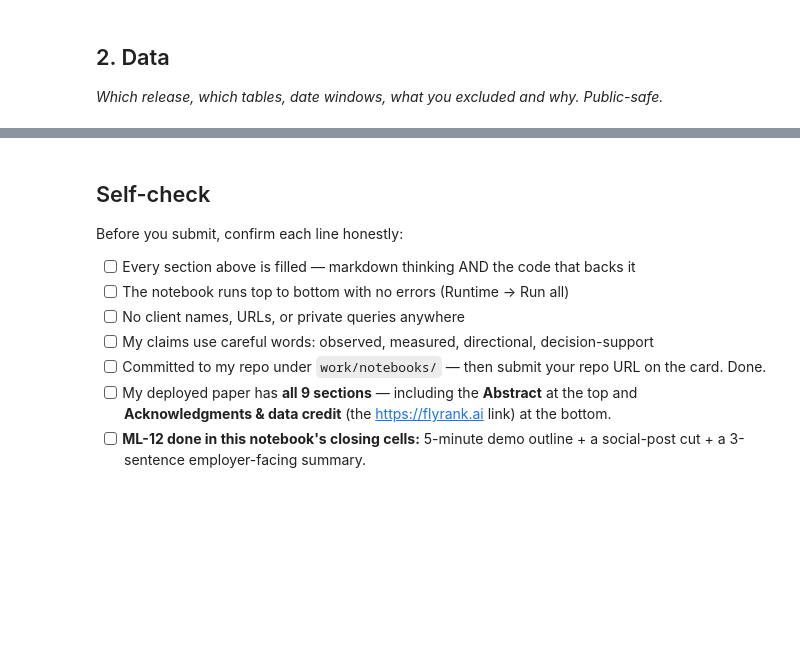
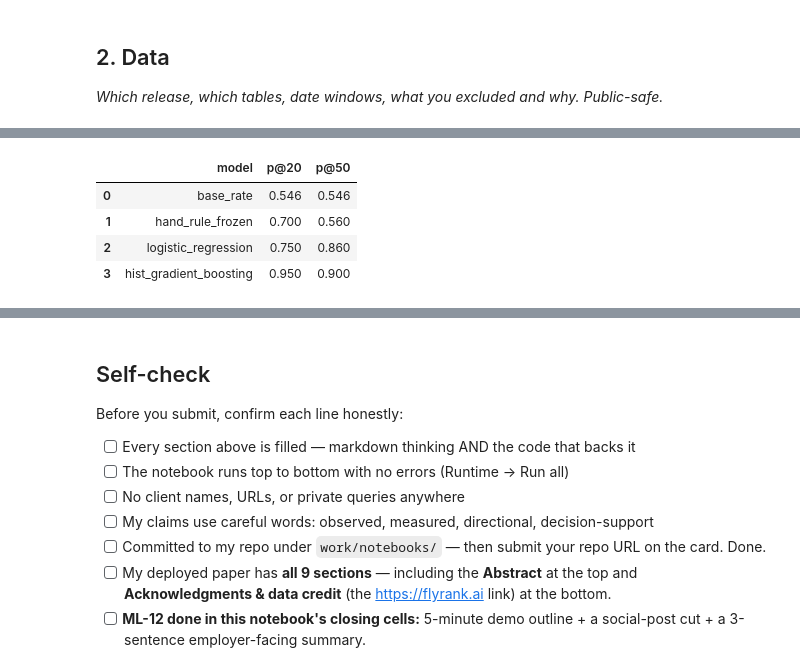
Before and after one commit to ArushRastogi47/10x.ai, a Jupyter notebook: work/notebooks/capstone.ipynb, the cells around one changed output, grey strips where cells are left out. Saved outputs shown, nothing was run; the diff lists cells and outputs as text; code cells hidden in the pictures; blank space fills up the shorter version.

```diff
--- a/work/notebooks/capstone.ipynb
+++ b/work/notebooks/capstone.ipynb
@@ -36,0 +205,14 @@ This skeleton is yours to fill. Work the sections **in order** — each one has
+# %%
+results_df = pd.DataFrame([
+    {"model": "base_rate", "p@20": round(float(y_te.mean()), 3), "p@50": round(float(y_te.mean()), 3)}
+] + [{"model": name,
+      "p@20": round(precision_at_k(s, y_te, 20), 3),
+      "p@50": round(precision_at_k(s, y_te, 50), 3)}
+     for name, s in scores_holdout.items()])
+results_df
+# %% [output]
+|  | model | p@20 | p@50 |
+| 0 | base_rate | 0.546 | 0.546 |
+| 1 | hand_rule_frozen | 0.700 | 0.560 |
+| 2 | logistic_regression | 0.750 | 0.860 |
+| 3 | hist_gradient_boosting | 0.950 | 0.900 |
```
Also changed, not shown: parts of 24 cells of this notebook.
